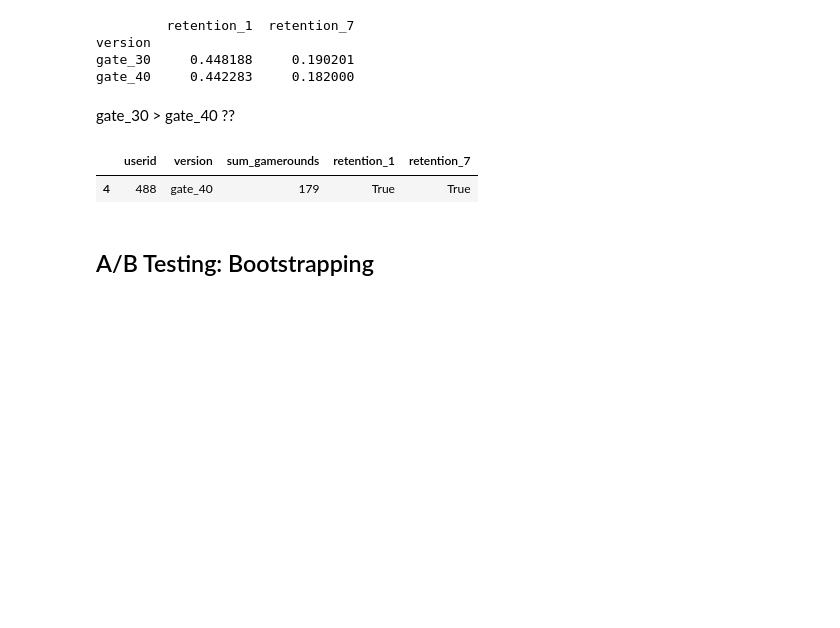
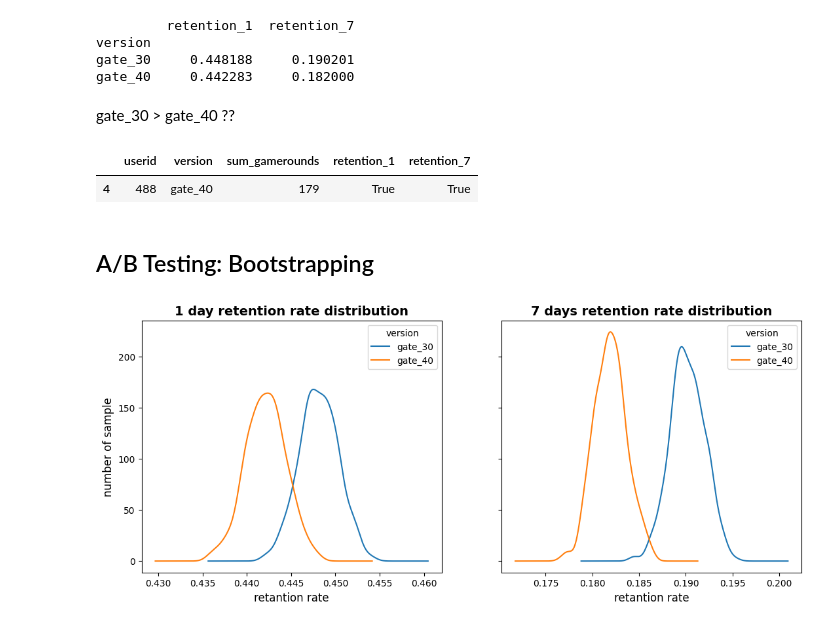
Before and after one commit to mkk4726/mobile-marketing-analytics-ml, a Jupyter notebook: notebooks/cookie-cats.ipynb, the cells around one changed output. Cells and saved outputs as stored; diff of their text form; code cells hidden in the pictures; blank space fills up the shorter version.

```diff
--- a/notebooks/cookie-cats.ipynb
+++ b/notebooks/cookie-cats.ipynb
@@ -122,3 +128,35 @@ df[df['userid']==488]
 | 4 | 488 | gate_40 | 179 | True | True |
 # %% [markdown]
 ## A/B Testing: Bootstrapping
+# %%
+# 각 A/B 그룹에 대해 부트스트랩 평균값을 저장할 리스트 생성
+boot_1d = []
+boot_7d = []
+for i in range(500):  # 500번 반복하여 부트스트랩 샘플 추출
+    # 부트스트랩 샘플을 뽑아서 version별 1일 리텐션 평균 계산
+    # frac=1은 데이터셋 전체를 표본으로 추출한다는 의미입니다.
+    # 즉, frac=1이면 데이터의 100%를 복원추출하여 부트스트랩 샘플을 만듭니다.
+    boot_mean_1 = df.sample(frac=1, replace=True).groupby('version')['retention_1'].mean()
+    # 부트스트랩 샘플을 뽑아서 version별 7일 리텐션 평균 계산
+    boot_mean_7 = df.sample(frac=1, replace=True).groupby('version')['retention_7'].mean()
+    boot_1d.append(boot_mean_1)
+    boot_7d.append(boot_mean_7)
+
+# 리스트를 데이터프레임으로 변환
+boot_1d = pd.DataFrame(boot_1d)
+boot_7d = pd.DataFrame(boot_7d)
+
+# 부트스트랩 분포의 커널 밀도 추정 그래프 그리기
+fig, (ax1,ax2) = plt.subplots(1, 2, sharey=True, figsize=(13,5))
+
+boot_1d.plot.kde(ax=ax1)
+ax1.set_xlabel("retantion rate",size=12)  # 리텐션 비율 (x축)
+ax1.set_ylabel("number of sample",size=12)  # 샘플 개수 (y축)
+ax1.set_title("1 day retention rate distribution", fontweight="bold",size=14)  # 1일 리텐션
+
+boot_7d.plot.kde(ax=ax2)
+ax2.set_xlabel("retantion rate",size=12)  # 리텐션 비율 (x축)
+ax2.set_title("7 days retention rate distribution", fontweight="bold",size=14)  # 7일 리텐션
+plt.show()
+# %% [output]
+[figure, added]
```
Also changed, not shown: parts of 8 cells of this notebook, 2 other files.
